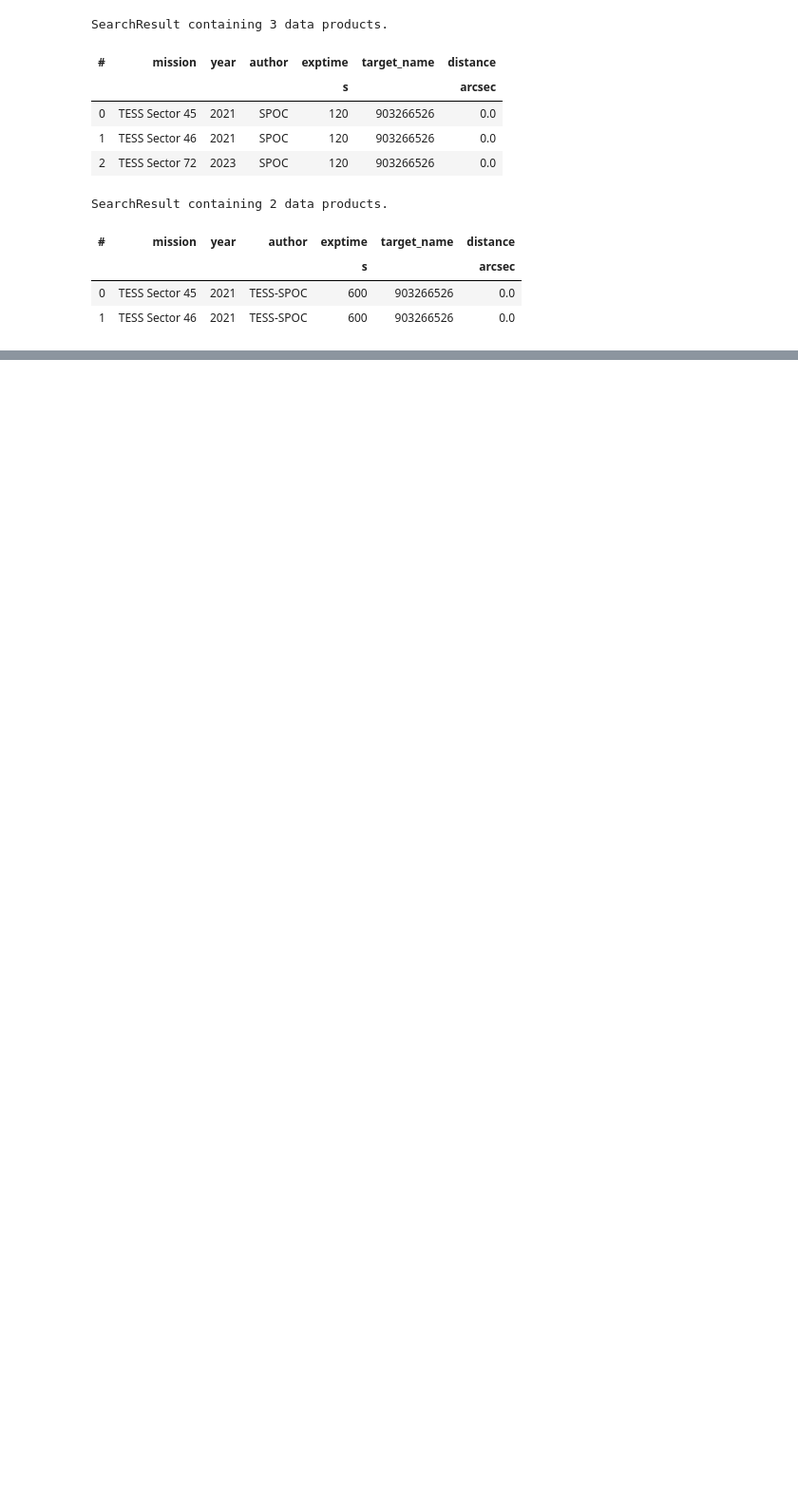
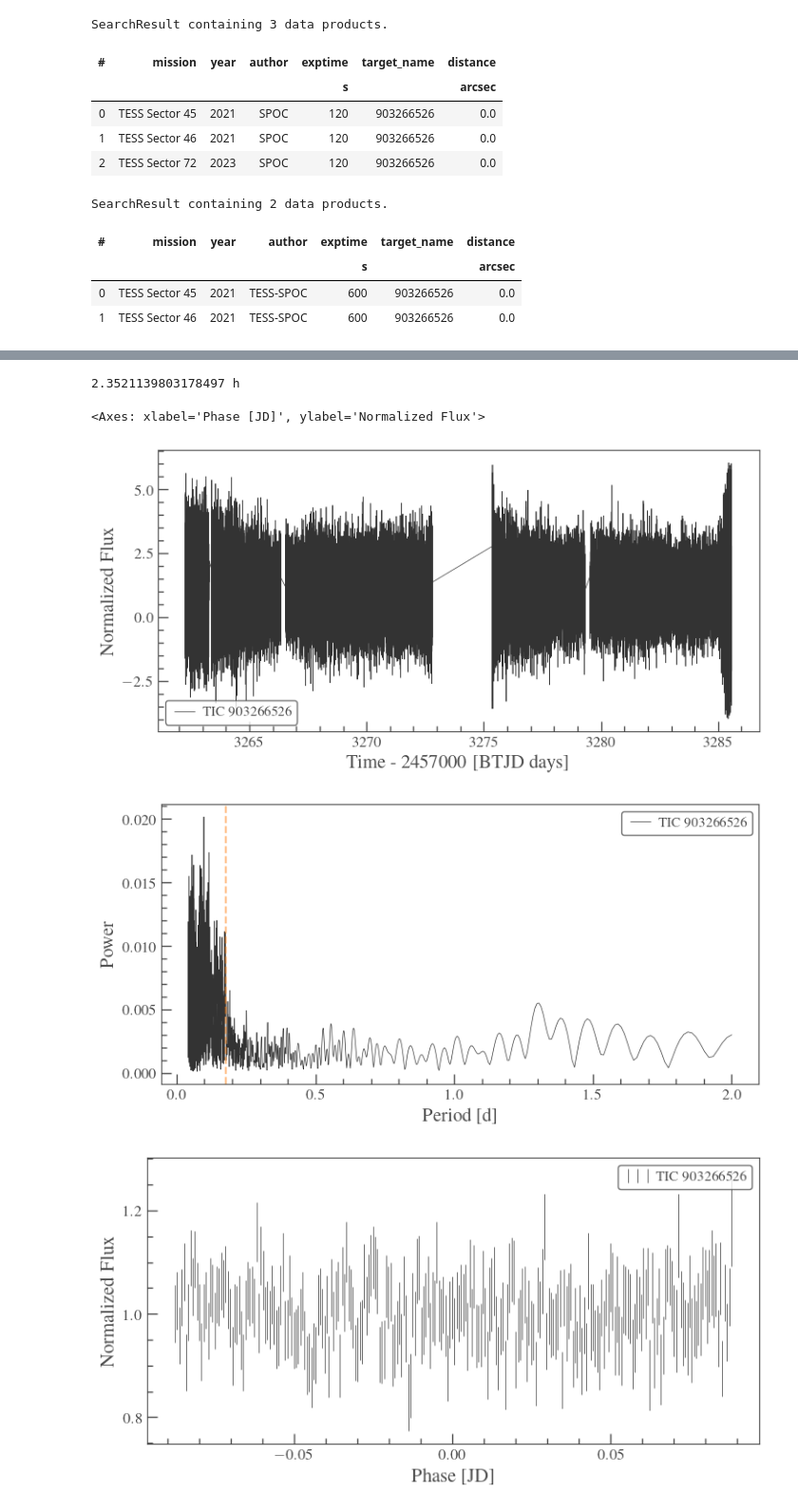
Before and after one commit to davidjwilson/wd-bd, a Jupyter notebook: 1144_tess.ipynb, the cells around one changed output, grey strips where cells are left out. Shown at 95% size. Saved outputs shown, nothing was run; the diff lists cells and outputs as text; code cells hidden in the pictures; blank space fills up the shorter version.

```diff
--- a/1144_tess.ipynb
+++ b/1144_tess.ipynb
@@ -128,0 +196,3 @@ print(pg.period_at_max_power)
+# %%
+lc_20s = search_result[search_result.exptime==20*u.s]
+lc_20s
@@ -128,0 +204,33 @@ print(pg.period_at_max_power)
+# %%
+for i, sr in enumerate(lc_20s):
+    lci  = sr.download(download_dir='data/')
+    # lci.plot()
+    # lcn=lc.normalize()
+    lcn= lci.flatten(1001).remove_outliers()
+    # lcn.flux = lcn.flux -1
+    # lcn.flux = lcn.flux*100
+    # lcn.flux_err = lcn.flux_err.value*100
+
+    # lcn.scatter()
+    # pgi = lcn.to_periodogram(method='ls',oversample_factor=10, minimum_period=1*u.hr, maximum_period = 13*u.d)
+    # pgi.plot(scale='log')
+    if i == 0:
+        lc = lcn
+    else:
+        lc = lc.append(lcn)
+lc.plot()
+pg = lc.to_periodogram(method='ls',oversample_factor=10, minimum_period=1*u.hr, maximum_period = 2*u.d)
+# pg.plot(scale='log')
+pg.plot()
+plt.axvline((4.223*u.hr).to(u.d).value, ls='--', c='C1', alpha=0.5)
+
+print(pg.period_at_max_power.to(u.hr))
+
+lcf = lc.fold(4.223*u.hr).bin(1*u.min)
+lcf.errorbar()
+# %% [output]
+2.3521139803178497 h
+<Axes: xlabel='Phase [JD]', ylabel='Normalized Flux'>
+[figure, added]
+[figure, added]
+[figure, added]
```
Also changed, not shown: parts of 9 cells of this notebook, 11 other files.
